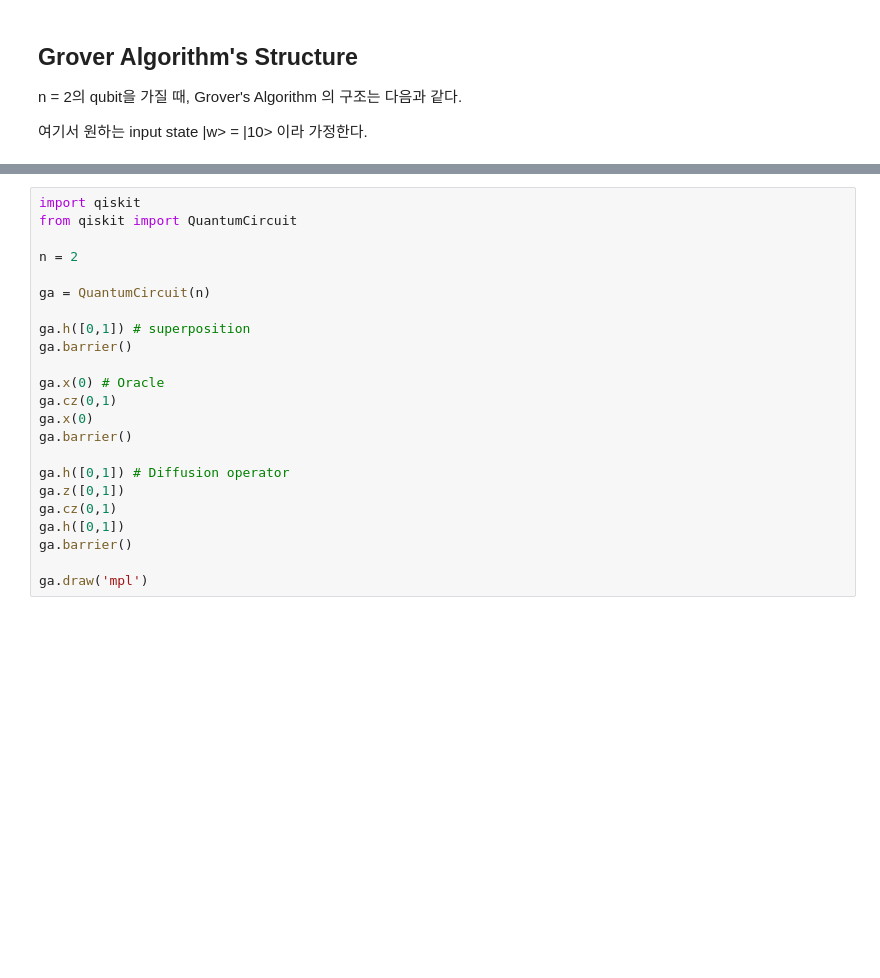
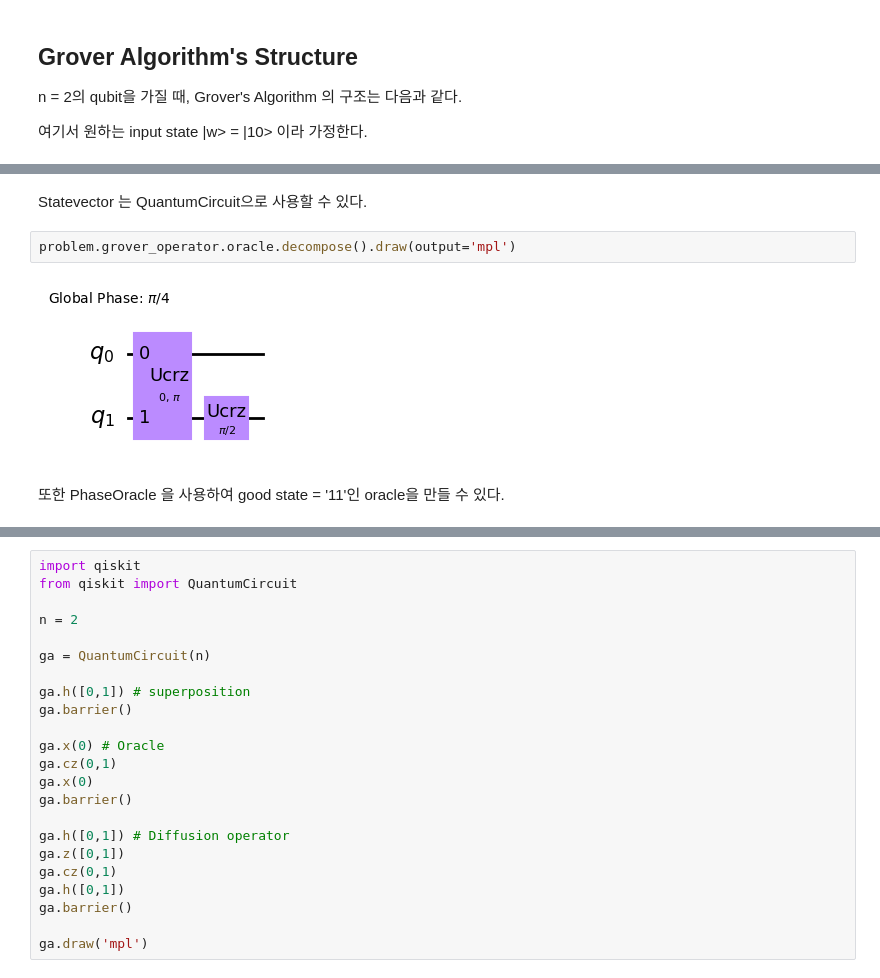
Before and after one commit to ksm999/QuantumComputing, a Jupyter notebook: 2. Grover's_Algorithm.ipynb, the cells around one changed output, grey strips where cells are left out. Cells and saved outputs as stored; diff of their text form; blank space fills up the shorter version.

```diff
--- a/2. Grover's_Algorithm.ipynb
+++ b/2. Grover's_Algorithm.ipynb
@@ -111,0 +187,8 @@ Requirement already satisfied: pylatexenc in /usr/local/lib/python3.10/dist-pack
+# %% [markdown]
+Statevector 는 QuantumCircuit으로 사용할 수 있다.
+# %%
+problem.grover_operator.oracle.decompose().draw(output='mpl')
+# %% [output]
+[figure, added]
+# %% [markdown]
+또한 PhaseOracle 을 사용하여 good state = '11'인 oracle을 만들 수 있다.
```
Also changed, not shown: parts of 26 cells of this notebook.
